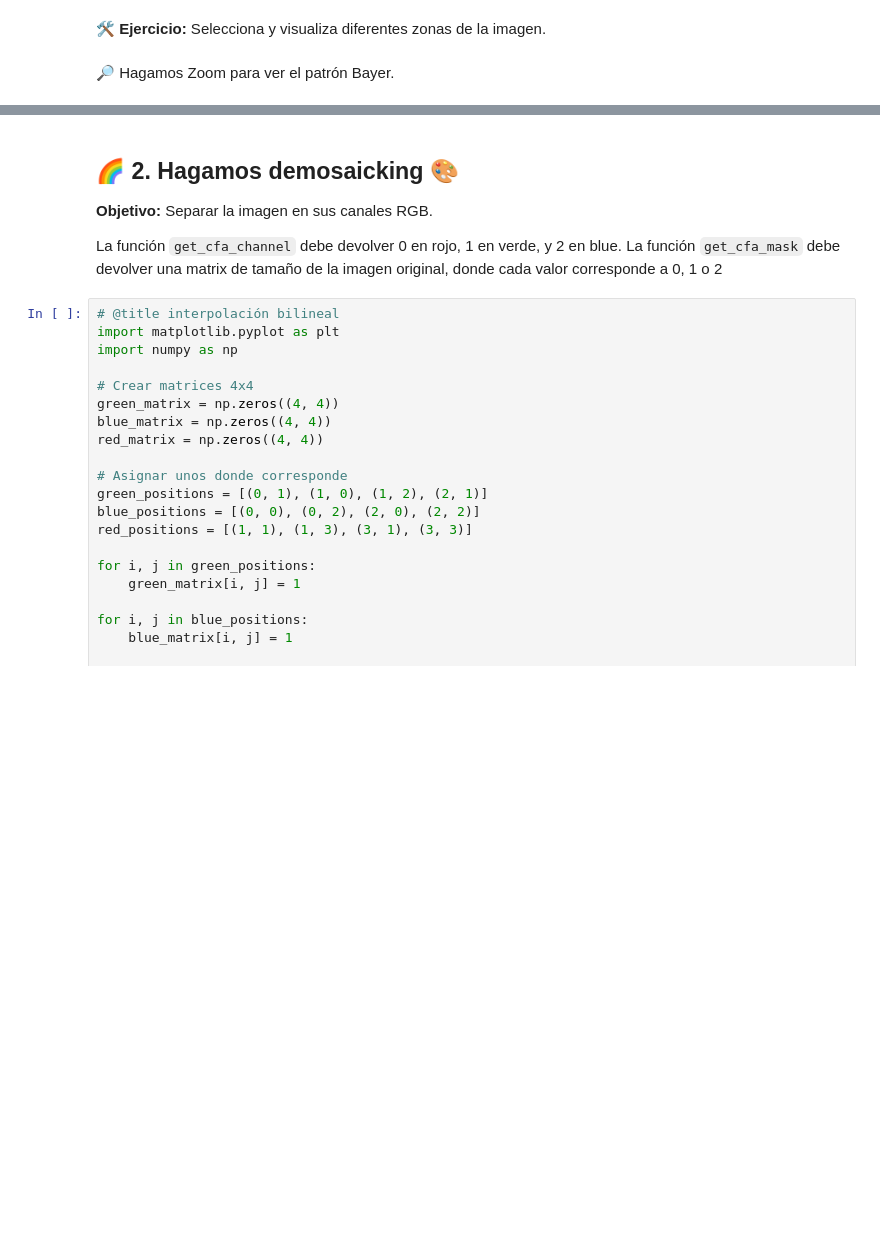
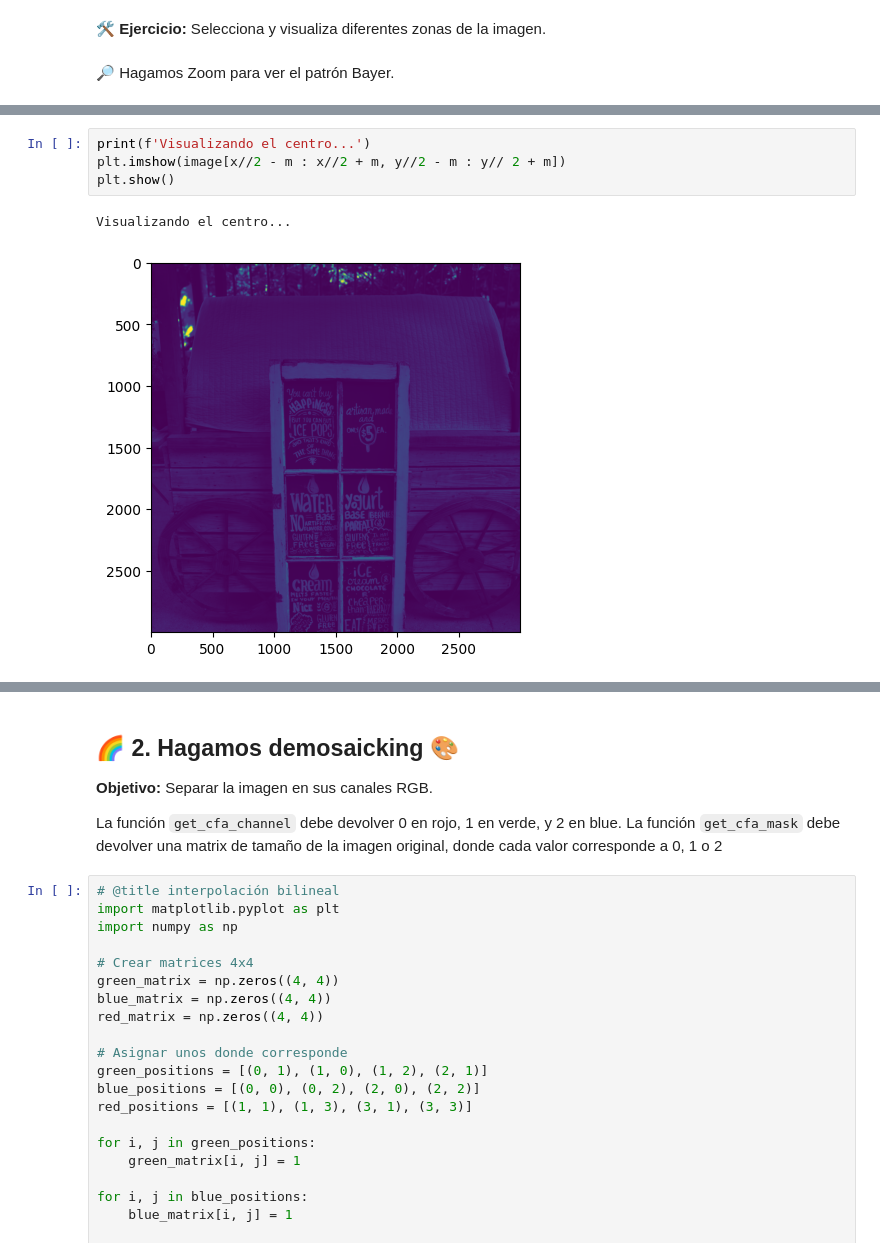
Before and after one commit to NoCoffeeSintaxis/Hands-on-Computer-Vision, a Jupyter notebook: sesiones/sesion2/Sesion2_1_Demosaicking.ipynb, the cells around one changed output, grey strips where cells are left out. Saved outputs shown, nothing was run; the diff lists cells and outputs as text; blank space fills up the shorter version.

```diff
--- a/sesiones/sesion2/Sesion2_1_Demosaicking.ipynb
+++ b/sesiones/sesion2/Sesion2_1_Demosaicking.ipynb
@@ -93,0 +98,7 @@ plt.show()
+# %%
+print(f'Visualizando el centro...')
+plt.imshow(image[x//2 - m : x//2 + m, y//2 - m : y// 2 + m])
+plt.show()
+# %% [output]
+Visualizando el centro...
+[figure, added]
```
Also changed, not shown: parts of 6 cells of this notebook.
